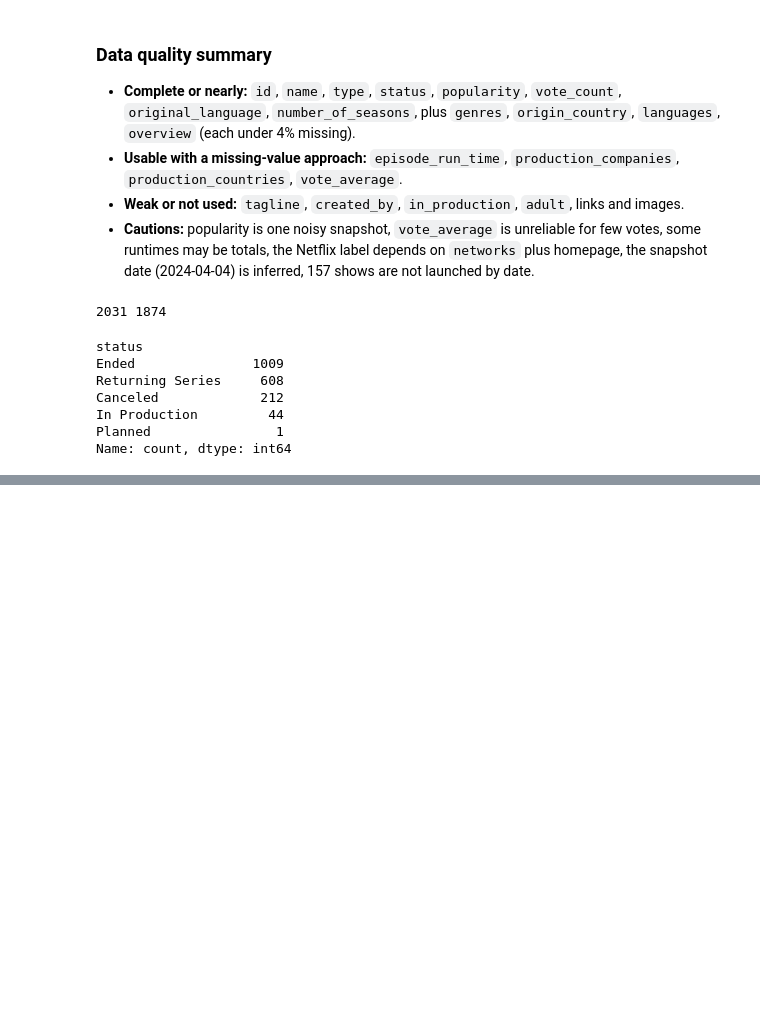
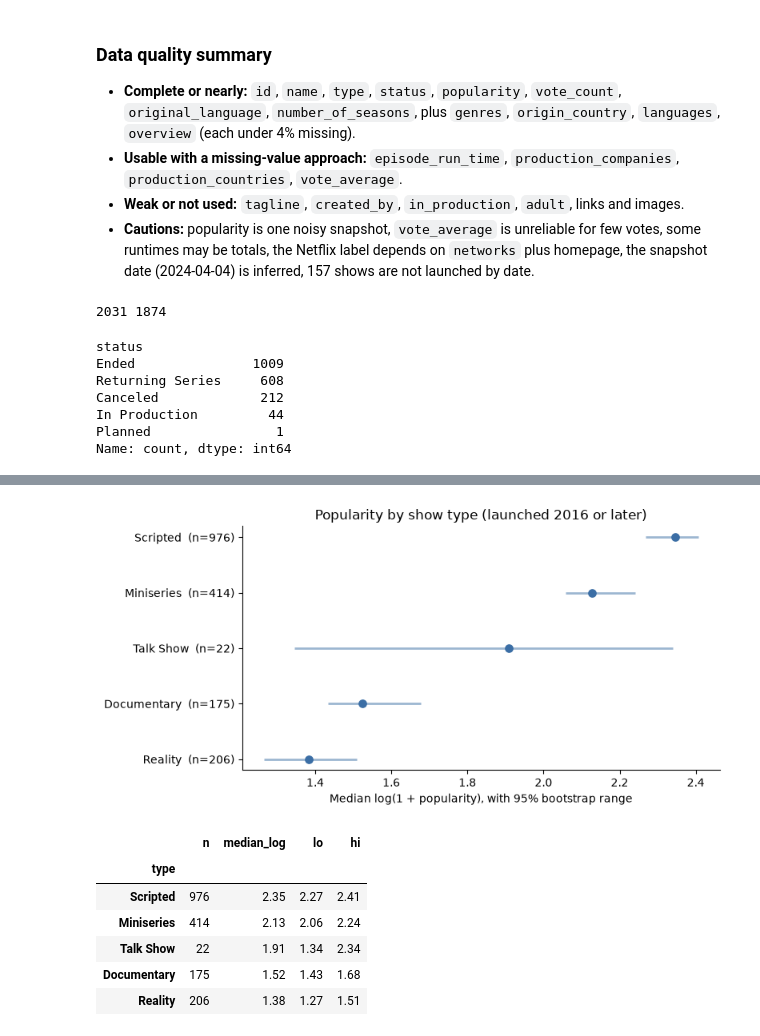
Before and after one commit to Emu-codein/tmdb_tv_shows, a Jupyter notebook: notebooks/eda.ipynb, the cells around one changed output, grey strips where cells are left out. Drawn from its saved outputs; the diff is of its cells as text; code cells hidden in the pictures; blank space fills up the shorter version.

```diff
--- a/notebooks/eda.ipynb
+++ b/notebooks/eda.ipynb
@@ -175,0 +295,39 @@ Name: count, dtype: int64
+# %%
+recent = launched[launched.launch_year >= 2016].copy()
+
+rng = np.random.default_rng(0)
+
+def boot_ci(s, k=1000):
+    s = s.to_numpy()
+    meds = [np.median(rng.choice(s, len(s))) for _ in range(k)]
+    return pd.Series({"lo": np.percentile(meds, 2.5), "hi": np.percentile(meds, 97.5)})
+
+g = recent.groupby("type")
+by_type_recent = g.agg(n=("id", "size"), median_log=("log_pop", "median"))
+by_type_recent = by_type_recent.join(g.log_pop.apply(boot_ci).unstack())
+by_type_recent = by_type_recent.sort_values("median_log")   # lowest first, so the top row is highest
+
+y = np.arange(len(by_type_recent))
+fig, ax = plt.subplots(figsize=(8, 4))
+
+ax.hlines(y, by_type_recent.lo, by_type_recent.hi, color="#3b6ea5", lw=2, alpha=0.5)
+ax.scatter(by_type_recent.median_log, y, color="#3b6ea5", s=45, zorder=3)
+
+ax.set_yticks(y)
+ax.set_yticklabels([f"{t}  (n={n})" for t, n in zip(by_type_recent.index, by_type_recent.n)])
+ax.set_xlabel("Median log(1 + popularity), with 95% bootstrap range")
+ax.set_title("Popularity by show type (launched 2016 or later)")
+ax.spines[["top", "right"]].set_visible(False)
+plt.tight_layout()
+plt.show()
+
+by_type_recent.sort_values("median_log", ascending=False).round(2)
+# %% [output]
+[figure, added]
+|  | n | median_log | lo | hi |
+| type |  |  |  |  |
+| Scripted | 976 | 2.35 | 2.27 | 2.41 |
+| Miniseries | 414 | 2.13 | 2.06 | 2.24 |
+| Talk Show | 22 | 1.91 | 1.34 | 2.34 |
+| Documentary | 175 | 1.52 | 1.43 | 1.68 |
+| Reality | 206 | 1.38 | 1.27 | 1.51 |
```
Also changed, not shown: parts of 15 cells of this notebook.
